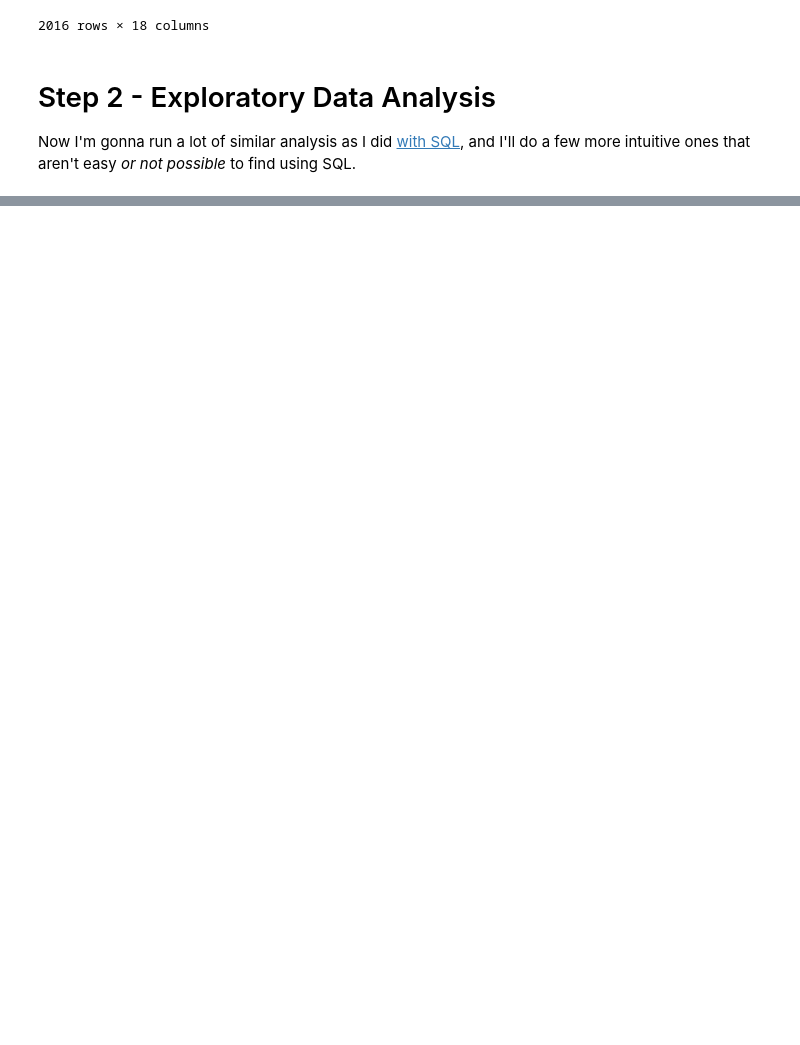
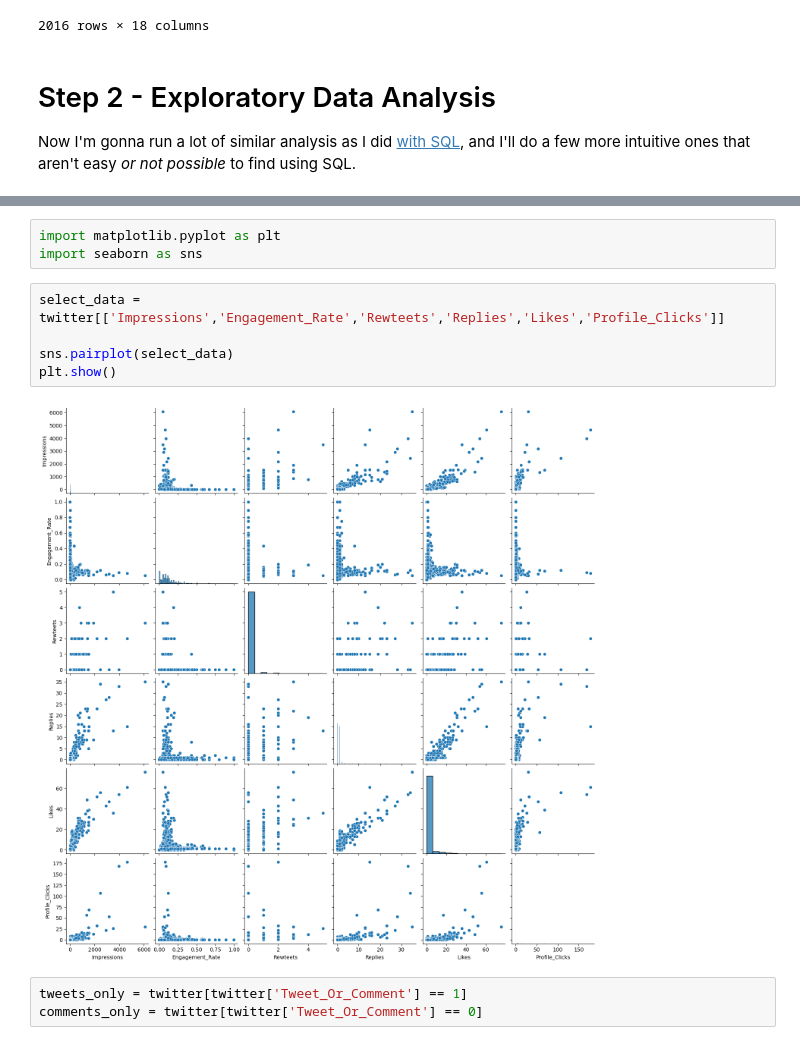
Before and after one commit to Mike-McKee/twitter_project, a Jupyter notebook: Python_Analysis.ipynb, the cells around one changed output, grey strips where cells are left out. Cells and saved outputs as stored; diff of their text form; blank space fills up the shorter version.

Commit message:
started data visualization

```diff
--- a/Python_Analysis.ipynb
+++ b/Python_Analysis.ipynb
@@ -317,0 +326,13 @@ Now I'm gonna run a lot of similar analysis as I did [with SQL](https://github.c
+# %%
+import matplotlib.pyplot as plt
+import seaborn as sns
+# %%
+select_data = twitter[['Impressions','Engagement_Rate','Rewteets','Replies','Likes','Profile_Clicks']]
+
+sns.pairplot(select_data)
+plt.show()
+# %% [output]
+[figure, added]
+# %%
+tweets_only = twitter[twitter['Tweet_Or_Comment'] == 1]
+comments_only = twitter[twitter['Tweet_Or_Comment'] == 0]
```
Also changed, not shown: parts of 7 cells of this notebook.
